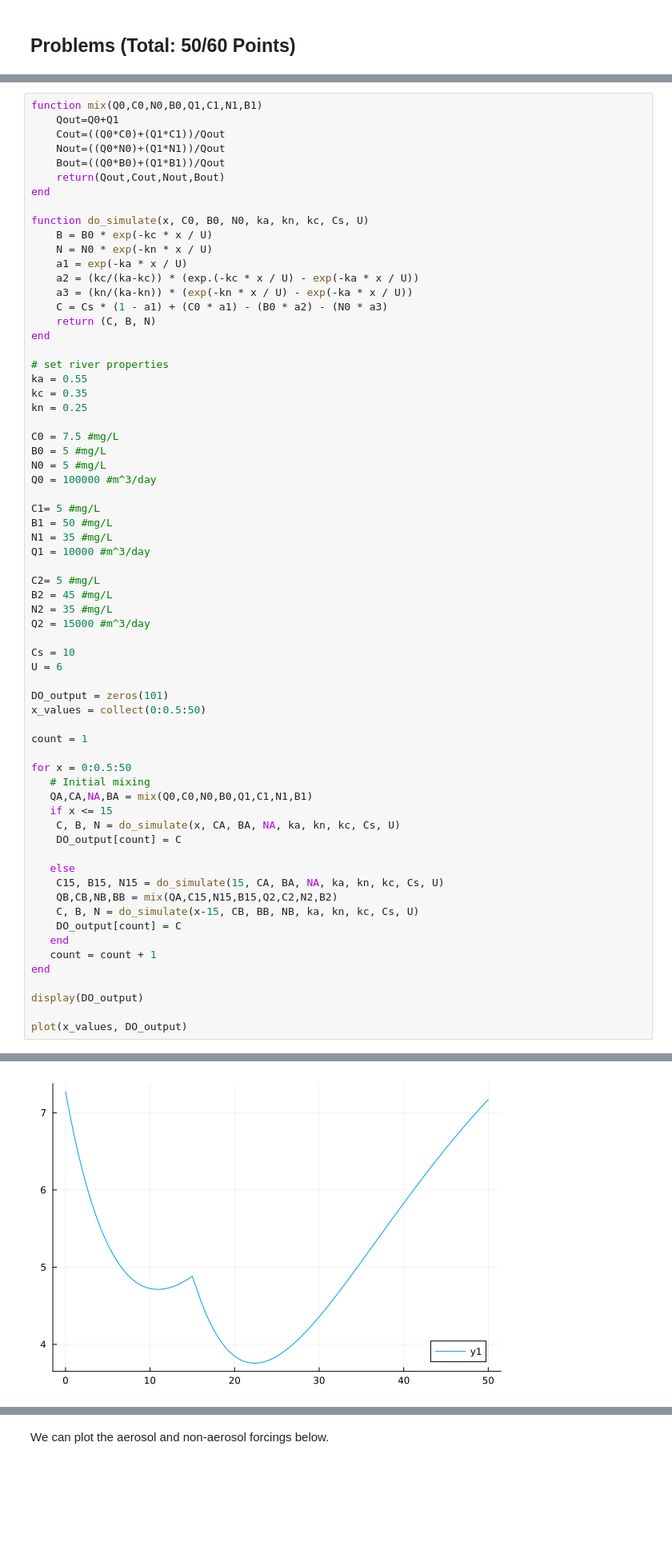
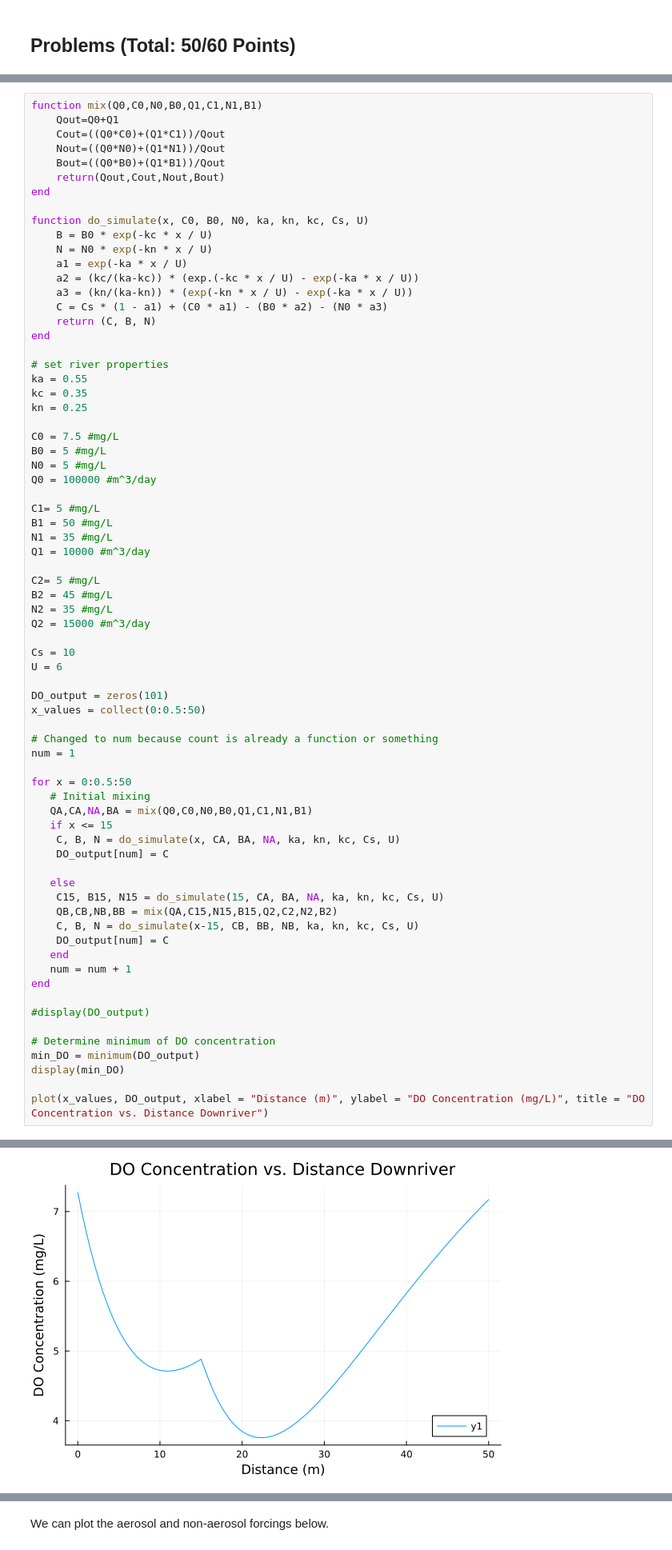
Before and after one commit to BEE4750-FA24/hw3-last-three-braincells, a Jupyter notebook: hw03.ipynb, the cells around one changed output, grey strips where cells are left out. Shown: that part at 80% size. Saved outputs shown, nothing was run; the diff lists cells and outputs as text; blank space fills up the shorter version.

Commit message:
graph labels and min DO

```diff
--- a/hw03.ipynb
+++ b/hw03.ipynb
@@ -140,25 +124,30 @@ U = 6
 DO_output = zeros(101)
 x_values = collect(0:0.5:50)
 
-count = 1
+# Changed to num because count is already a function or something
+num = 1
 
 for x = 0:0.5:50
    # Initial mixing
    QA,CA,NA,BA = mix(Q0,C0,N0,B0,Q1,C1,N1,B1)
    if x <= 15
     C, B, N = do_simulate(x, CA, BA, NA, ka, kn, kc, Cs, U)
-    DO_output[count] = C
+    DO_output[num] = C
 
    else
     C15, B15, N15 = do_simulate(15, CA, BA, NA, ka, kn, kc, Cs, U)
     QB,CB,NB,BB = mix(QA,C15,N15,B15,Q2,C2,N2,B2)
     C, B, N = do_simulate(x-15, CB, BB, NB, ka, kn, kc, Cs, U)
-    DO_output[count] = C
+    DO_output[num] = C
    end
-   count = count + 1
+   num = num + 1
 end
 
-display(DO_output)
+#display(DO_output)
 
-plot(x_values, DO_output)
+# Determine minimum of DO concentration
+min_DO = minimum(DO_output)
+display(min_DO)
+
+plot(x_values, DO_output, xlabel = "Distance (m)", ylabel = "DO Concentration (mg/L)", title = "DO Concentration vs. Distance Downriver")
 # %% [output]
@@ -182,4 +155,4 @@ plot(x_values, DO_output)
-[figure, old version]
+[figure, new version]
 # %% [markdown]
 ### Problem 2 (20 points)
 
```
Also changed, not shown: parts of 2 cells of this notebook.
